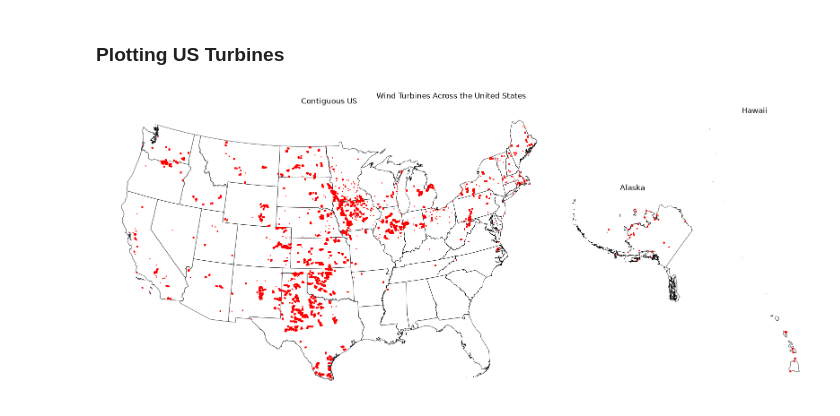
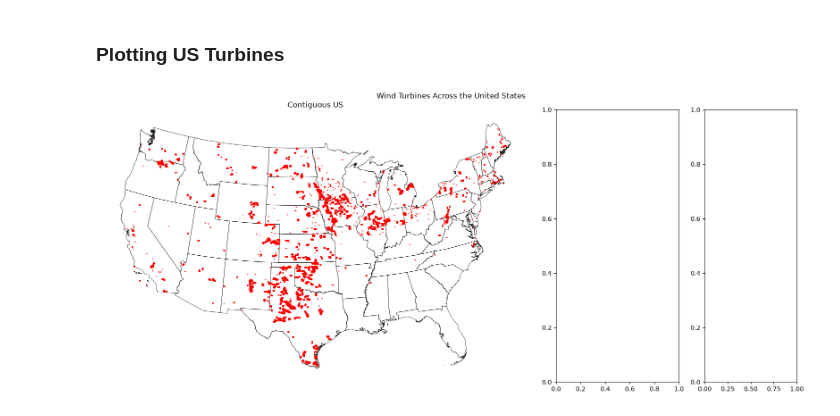
Before and after one commit to lexileach/renewable_transmission, a Jupyter notebook: wind_turbine.ipynb, the cells around one changed output. Cells and saved outputs as stored; diff of their text form; code cells hidden in the pictures.

```diff
--- a/wind_turbine.ipynb
+++ b/wind_turbine.ipynb
@@ -184,28 +184,23 @@ us_wind_points = us_wind_by_county[["p_name", "STATEFP", "geometry"]].copy()
 # %%
 # Plotting wind turbines around the US
 
 fig, axes = plt.subplots(1, 3, figsize=(16, 7), gridspec_kw={"width_ratios": [7, 2, 1.5]})
 
 for ax, state_codes, title in [
     (axes[0], ["02", "15"], "Contiguous US"),
-    (axes[1], ["02"], "Alaska"),
-    (axes[2], ["15"], "Hawaii"),
 ]:
     if title == "Contiguous US":
         area_states = us_states[~us_states["STATEFP"].isin(state_codes)]
         area_wind = us_wind_points[~us_wind_points["STATEFP"].isin(state_codes)]
-    else:
-        area_states = us_states[us_states["STATEFP"].isin(state_codes)]
-        area_wind = us_wind_points[us_wind_points["STATEFP"].isin(state_codes)]
 
     area_states.plot(ax=ax, edgecolor="black", facecolor="white", linewidth=0.5)
     if not area_wind.empty:
         area_wind.plot(ax=ax, markersize=0.5 if title == "Contiguous US" else 2, color="red")
     ax.set_title(title)
     ax.set_axis_off()
 
 fig.suptitle("Wind Turbines Across the United States")
 plt.tight_layout()
 plt.show()
 # %% [output]
-[figure, old version]
+[figure, new version]
```
Also changed, not shown: 5 other files.
